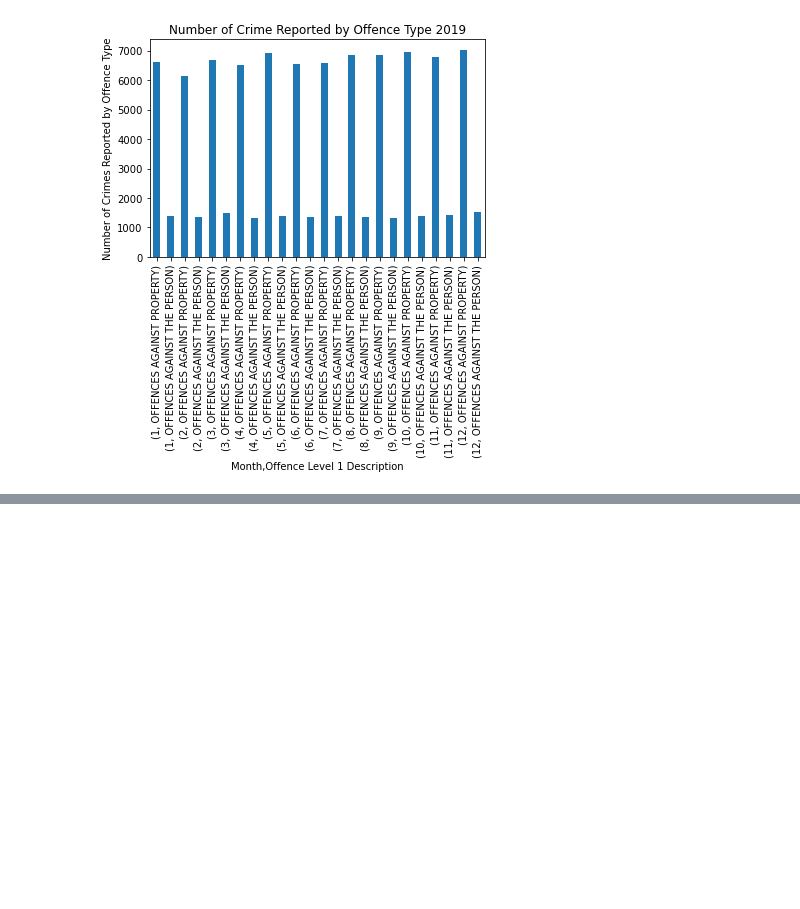
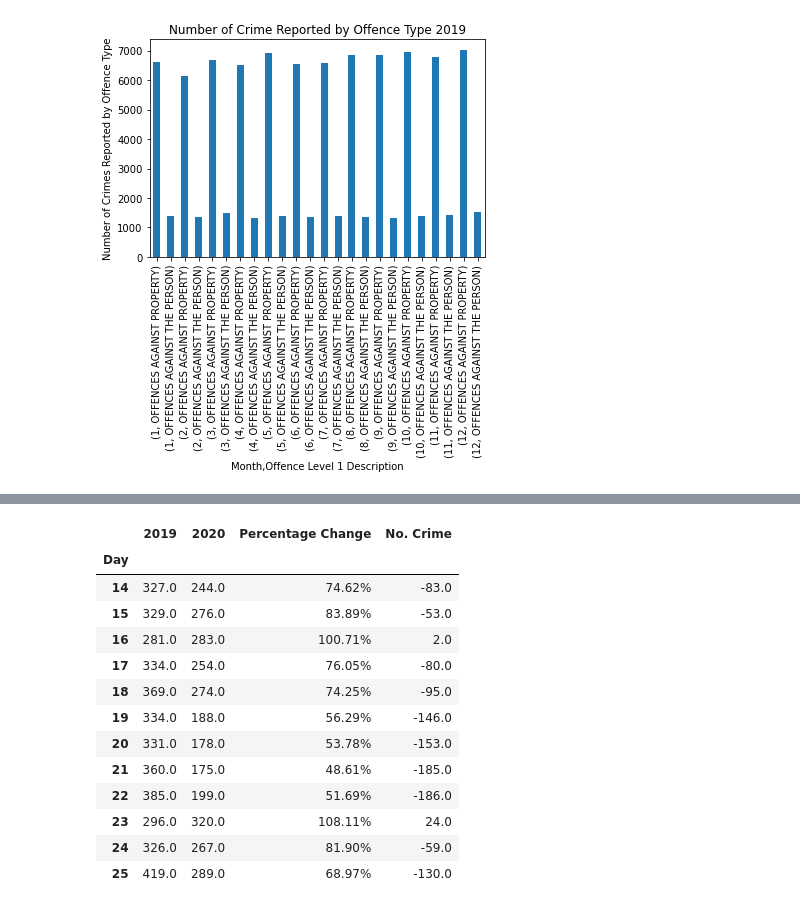
Before and after one commit to annabroomhall/project-one-draft, a Jupyter notebook: data/draft_project_one.ipynb, the cells around one changed output, grey strips where cells are left out. Saved outputs shown, nothing was run; the diff lists cells and outputs as text; code cells hidden in the pictures; blank space fills up the shorter version.

```diff
--- a/data/draft_project_one.ipynb
+++ b/data/draft_project_one.ipynb
@@ -265,0 +275,29 @@ plt.show()
+# %%
+pct_change = lockdown_2020_sum / lockdown_2019_sum
+nmbr_crime = lockdown_2020_sum - lockdown_2019_sum
+
+lockdown_summary = pd.DataFrame ({
+"2019": lockdown_2019_sum,
+"2020": lockdown_2020_sum,
+"Percentage Change": pct_change,
+"No. Crime": nmbr_crime})
+
+lockdown_summary["Percentage Change"] = lockdown_summary["Percentage Change"].map("{:.2%}".format)
+
+
+lockdown_summary
+# %% [output]
+|  | 2019 | 2020 | Percentage Change | No. Crime |
+| Day |  |  |  |  |
+| 14 | 327.0 | 244.0 | 74.62% | -83.0 |
+| 15 | 329.0 | 276.0 | 83.89% | -53.0 |
+| 16 | 281.0 | 283.0 | 100.71% | 2.0 |
+| 17 | 334.0 | 254.0 | 76.05% | -80.0 |
+| 18 | 369.0 | 274.0 | 74.25% | -95.0 |
+| 19 | 334.0 | 188.0 | 56.29% | -146.0 |
+| 20 | 331.0 | 178.0 | 53.78% | -153.0 |
+| 21 | 360.0 | 175.0 | 48.61% | -185.0 |
+| 22 | 385.0 | 199.0 | 51.69% | -186.0 |
+| 23 | 296.0 | 320.0 | 108.11% | 24.0 |
+| 24 | 326.0 | 267.0 | 81.90% | -59.0 |
+| 25 | 419.0 | 289.0 | 68.97% | -130.0 |
```
Also changed, not shown: parts of 14 cells of this notebook.
